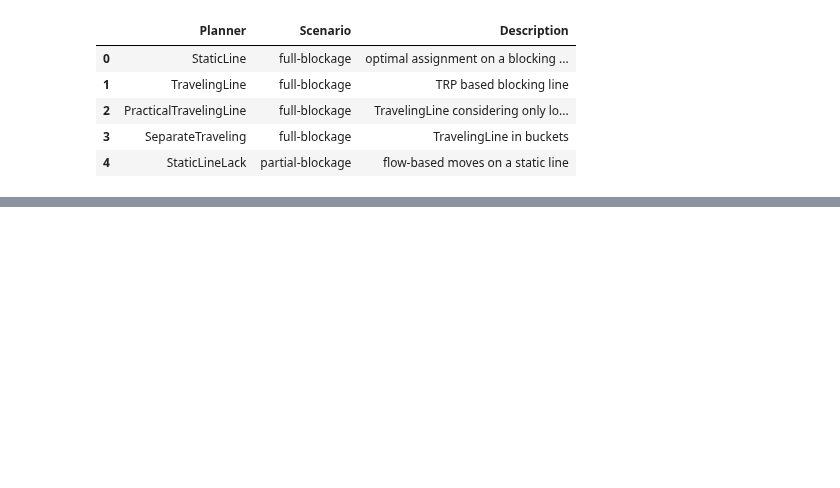
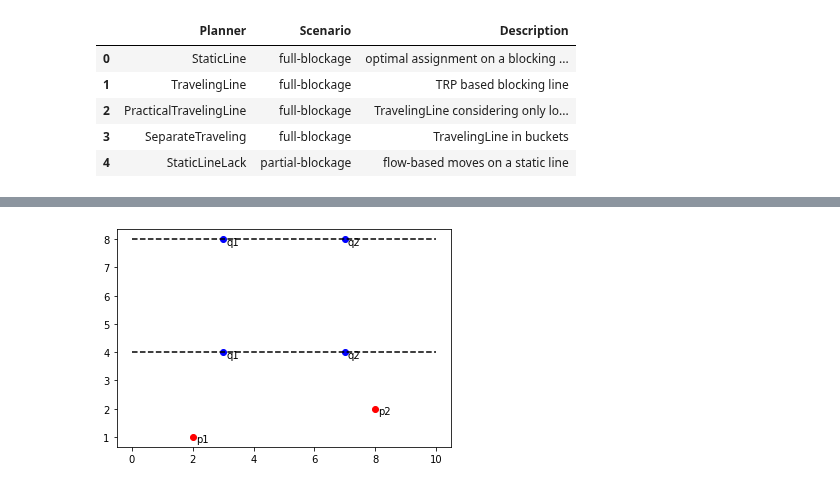
Before and after one commit to Elilgo324/dsd, a Jupyter notebook: paper-plots/paper_plots.ipynb, the cells around one changed output, grey strips where cells are left out. Cells and saved outputs as stored; diff of their text form; code cells hidden in the pictures; blank space fills up the shorter version.

```diff
--- a/paper-plots/paper_plots.ipynb
+++ b/paper-plots/paper_plots.ipynb
@@ -31,0 +58,25 @@ dfi.export(solutions, 'solutions-table.png')
+# %%
+P = [(2,1),(8,2)]
+Q = [(3,4),(3,8),(7,4),(7,8)]
+
+plt.plot([0,10],[4,4],color='black',linestyle='dashed')
+plt.plot([0,10],[8,8],color='black',linestyle='dashed')
+
+plt.scatter(*zip(*P), c='red')
+plt.scatter(*zip(*Q), c='blue')
+
+annotations1 = ['p1','p2']
+for i, label in enumerate(annotations1):
+    x,y = P[i]
+    plt.annotate(label, (x+0.1, y-0.2))
+
+annotations2 = ['q1','q1','q2','q2']
+for i, label in enumerate(annotations2):
+    x,y = Q[i]
+    plt.annotate(label, (x+0.1, y-0.2))
+
+
+plt.savefig('assignment-preservation.png')
+plt.show()
+# %% [output]
+[figure, added]
```
Also changed, not shown: parts of 8 cells of this notebook, 15 other files.
